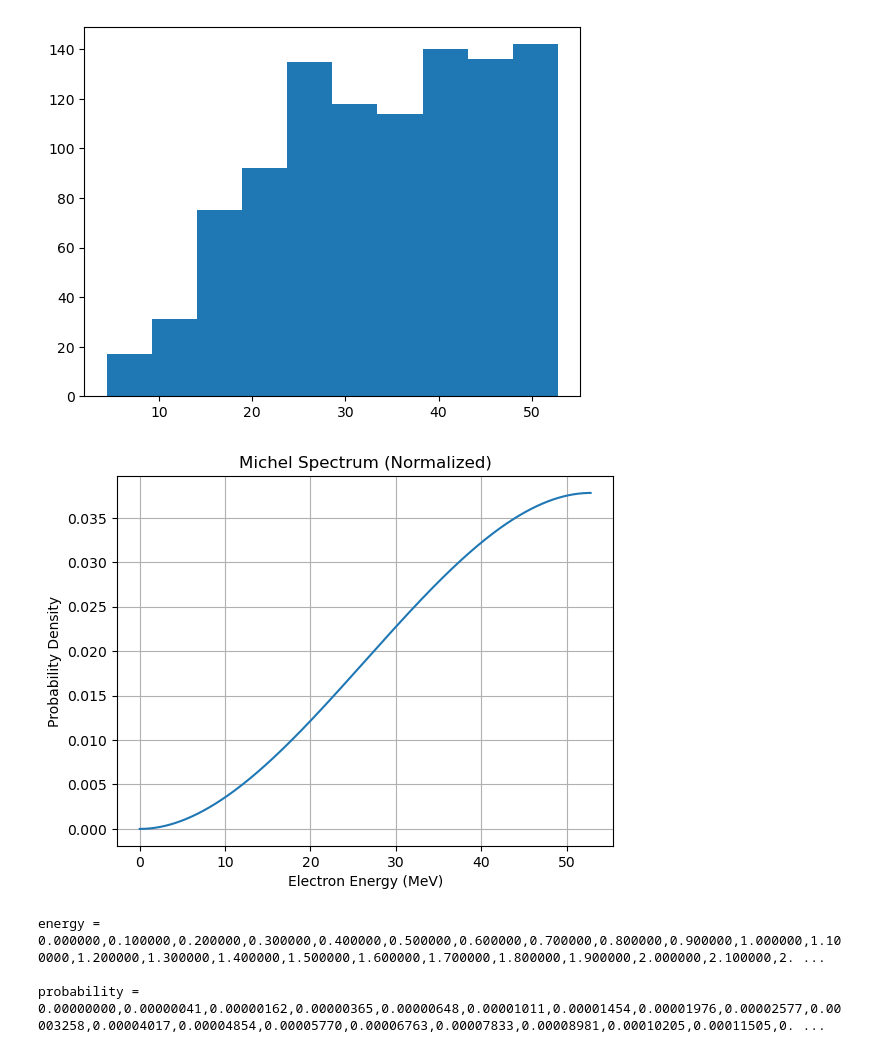
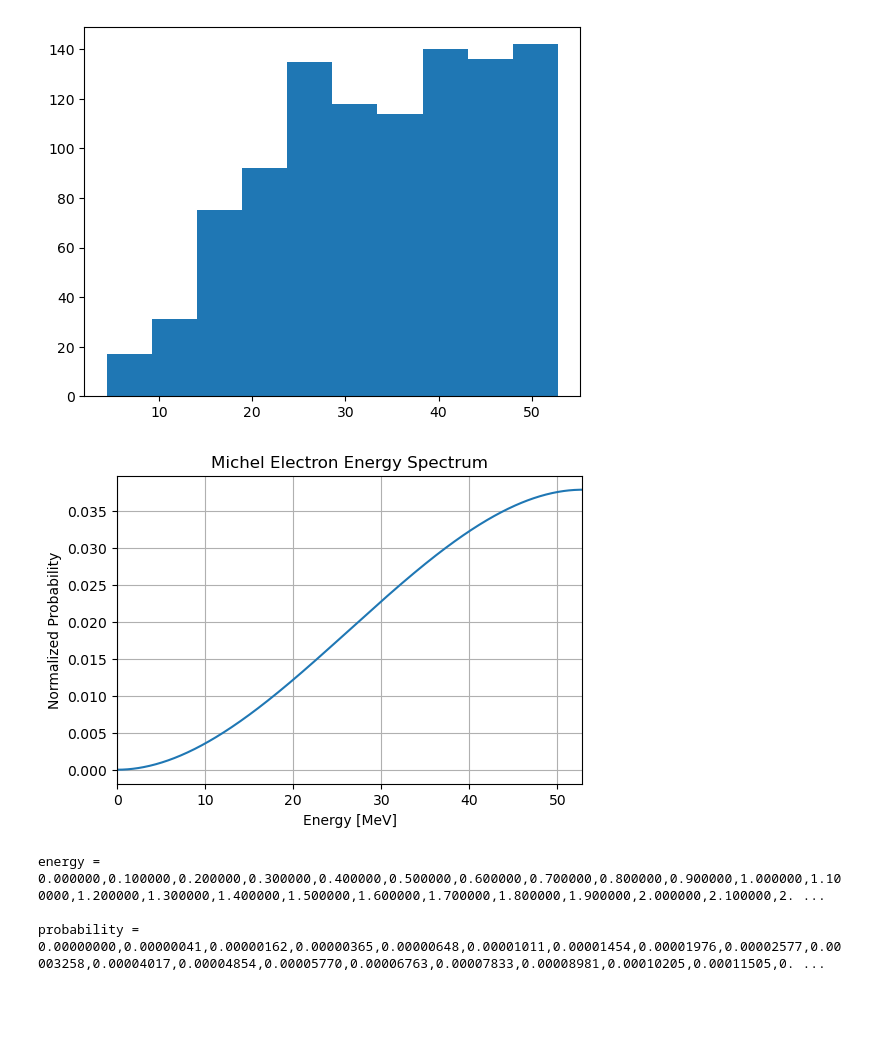
Before and after one commit to hbjamin/dichroicon-analysis, a Jupyter notebook: muons/michel_spectrum.ipynb, the cells around one changed output. Saved outputs shown, nothing was run; the diff lists cells and outputs as text; code cells hidden in the pictures; blank space fills up the shorter version.

```diff
--- a/muons/michel_spectrum.ipynb
+++ b/muons/michel_spectrum.ipynb
@@ -31,35 +31,37 @@ plt.hist(sample_michel(1000))
 # %%
 import numpy as np
 import matplotlib.pyplot as plt
 
 # Step 1: Set constants
 E_max = 52.8  # MeV
 n_bins = 529
 
 # Step 2: Create energy array (bin centers)
 energy = np.linspace(0, E_max, n_bins)
 
 # Step 3: Define the Michel PDF
 def michel_pdf(E):
     x = E / E_max
     return x**2 * (3 - 2 * x)
 
 # Step 4: Compute unnormalized probabilities
 unnorm_prob = michel_pdf(energy)
 
 # Step 5: Normalize to get a proper PDF (area under curve = 1)
 bin_width = energy[1] - energy[0]
 probability = unnorm_prob / (np.sum(unnorm_prob) * bin_width)
 
 # (Optional) Plot to verify
+plt.figure(figsize=(6,4))
 plt.plot(energy, probability)
-plt.xlabel("Electron Energy (MeV)")
-plt.ylabel("Probability Density")
-plt.title("Michel Spectrum (Normalized)")
+plt.xlabel("Energy [MeV]")
+plt.ylabel("Normalized Probability")
+plt.title("Michel Electron Energy Spectrum")
 plt.grid(True)
+plt.xlim(0,52.8)
 plt.show()
 # %% [output]
-[figure, old version]
+[figure, new version]
 # %%
 # Print energy array as comma-separated values
 print("energy =")
```
Also changed, not shown: parts of 2 cells of this notebook, 3 other files.
